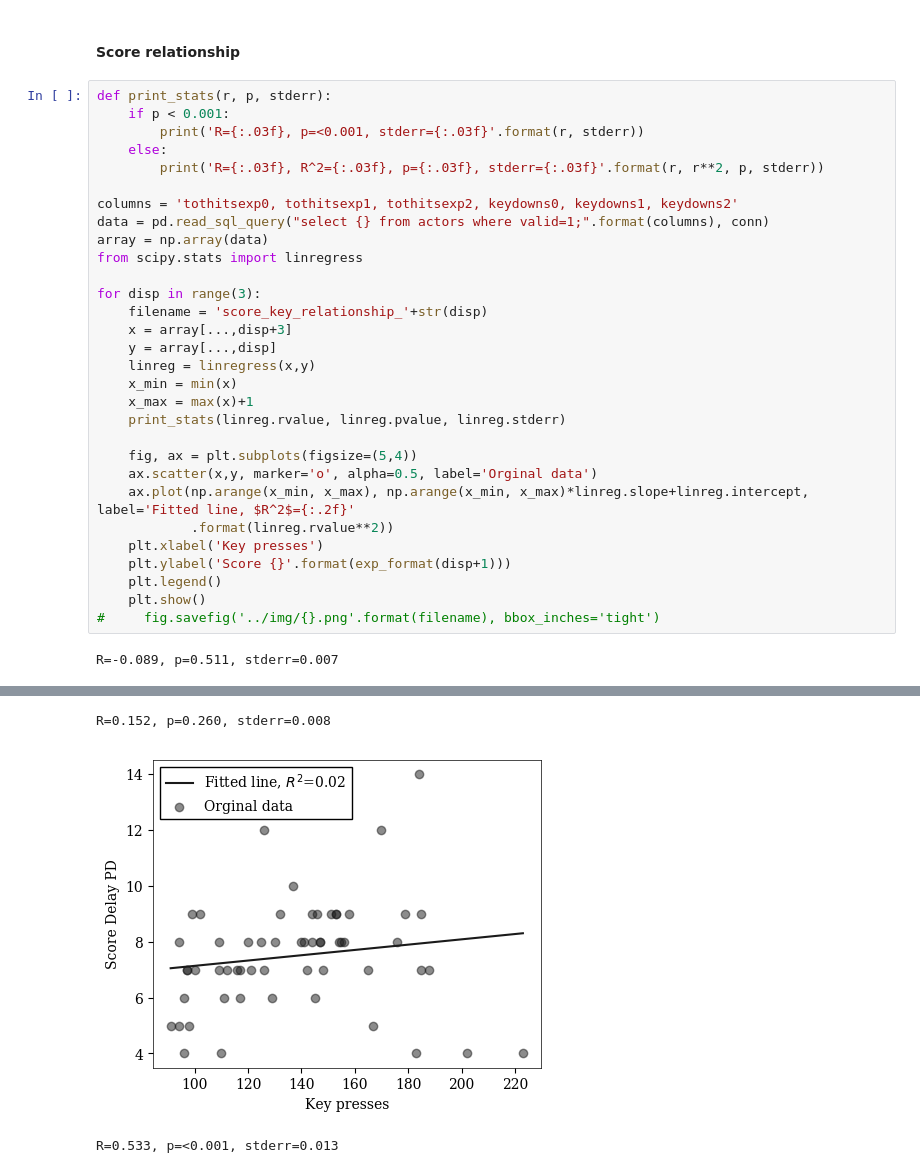
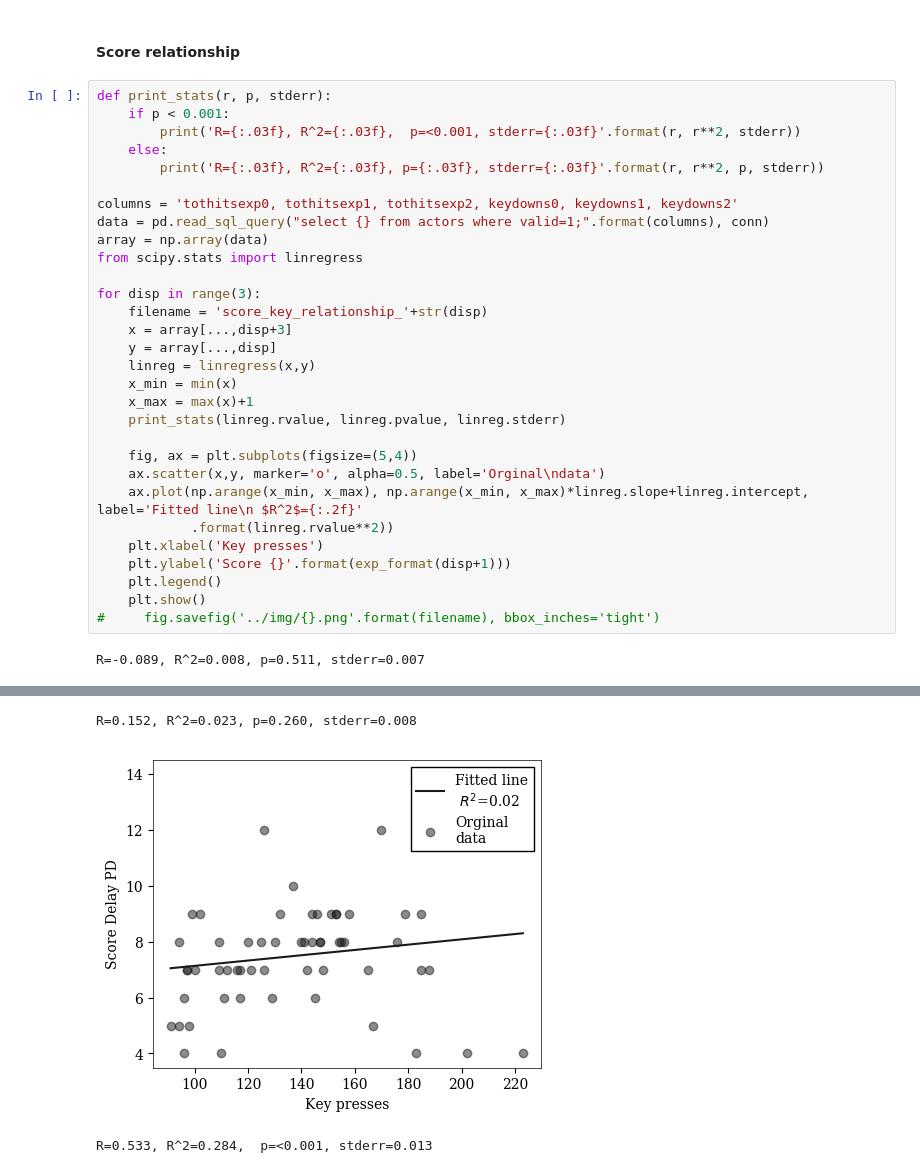
Before and after one commit to martinloland/master_thesis, a Jupyter notebook: data/better.ipynb, the cells around one changed output, grey strips where cells are left out. Cells and saved outputs as stored; diff of their text form.

```diff
--- a/data/better.ipynb
+++ b/data/better.ipynb
@@ -294,7 +313,7 @@ fig.savefig('../img/{}.png'.format(filename), bbox_inches='tight')
 # %%
 def print_stats(r, p, stderr):
     if p < 0.001:
-        print('R={:.03f}, p=<0.001, stderr={:.03f}'.format(r, stderr))
+        print('R={:.03f}, R^2={:.03f},  p=<0.001, stderr={:.03f}'.format(r, r**2, stderr))
     else:
         print('R={:.03f}, R^2={:.03f}, p={:.03f}, stderr={:.03f}'.format(r, r**2, p, stderr))
 
@@ -313,8 +332,8 @@ for disp in range(3):
     print_stats(linreg.rvalue, linreg.pvalue, linreg.stderr)
 
     fig, ax = plt.subplots(figsize=(5,4))
-    ax.scatter(x,y, marker='o', alpha=0.5, label='Orginal data')
-    ax.plot(np.arange(x_min, x_max), np.arange(x_min, x_max)*linreg.slope+linreg.intercept, label='Fitted line, $R^2$={:.2f}'
+    ax.scatter(x,y, marker='o', alpha=0.5, label='Orginal\ndata')
+    ax.plot(np.arange(x_min, x_max), np.arange(x_min, x_max)*linreg.slope+linreg.intercept, label='Fitted line\n $R^2$={:.2f}'
             .format(linreg.rvalue**2))
     plt.xlabel('Key presses')
     plt.ylabel('Score {}'.format(exp_format(disp+1)))
@@ -322,4 +341,4 @@ for disp in range(3):
     plt.show()
 #     fig.savefig('../img/{}.png'.format(filename), bbox_inches='tight')
 # %% [output]
-R=-0.089, p=0.511, stderr=0.007
+R=-0.089, R^2=0.008, p=0.511, stderr=0.007
@@ -327,3 +346,3 @@ R=-0.089, p=0.511, stderr=0.007
-R=0.152, p=0.260, stderr=0.008
+R=0.152, R^2=0.023, p=0.260, stderr=0.008
-[figure, old version]
+[figure, new version]
-R=0.533, p=<0.001, stderr=0.013
+R=0.533, R^2=0.284,  p=<0.001, stderr=0.013
```
Also changed, not shown: parts of 13 cells of this notebook, 8 other files.
